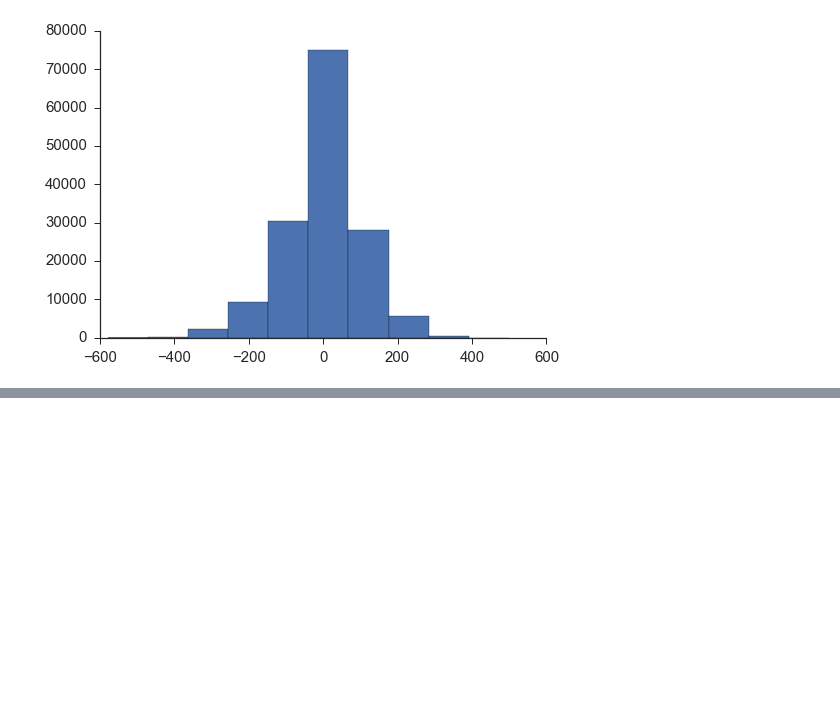
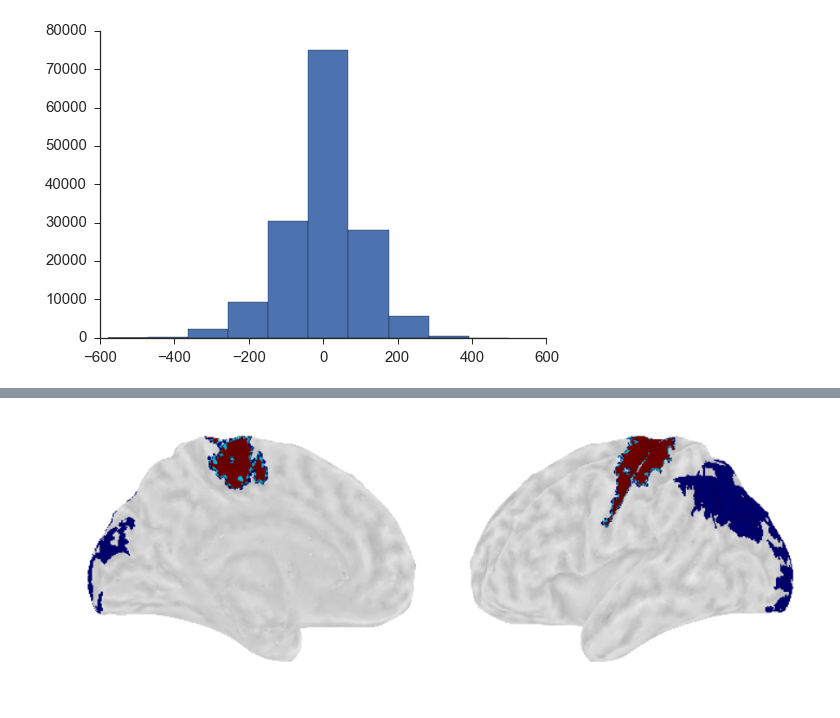
Before and after one commit to juhuntenburg/myelinconnect, a Jupyter notebook: notebooks/residual_areas.ipynb, the cells around one changed output, grey strips where cells are left out. Saved outputs shown, nothing was run; the diff lists cells and outputs as text; code cells hidden in the pictures; blank space fills up the shorter version.

```diff
--- a/notebooks/residual_areas.ipynb
+++ b/notebooks/residual_areas.ipynb
@@ -79,0 +86,45 @@ fig.subplots_adjust(right=0.65)
+# %%
+sparse_Gl = nx.subgraph(Gl, np.where(thresh_res[:lv.shape[0]]!=0)[0])
+subclust_Gl = nx.connected_components(sparse_Gl)
+subclusts_Gl = []
+len_Gl = []
+for sl in subclust_Gl:
+    subclusts_Gl.append(sl)
+    len_Gl.append(len(sl))
+len_Gl = np.asarray(len_Gl)
+large_clusts_Gl = []
+for ls in np.where(len_Gl>1500)[0]:
+    large_clusts_Gl.append(list(subclusts_Gl[ls]))
+# %%
+brain_clusts_Gl = np.zeros(lv.shape[0])
+for bc in range(len(large_clusts_Gl)):
+    brain_clusts_Gl[large_clusts_Gl[bc]]=bc+1
+# %%
+sns.set_style('white')
+sns.set_context('poster')
+cropped_clust = []
+
+for data in [brain_clusts_Gl]:
+    for (elev, azim) in [(180, 0), (180, 180)]:
+        plot_lh=plot_surf_stat_map(lv, lf, stat_map=data, bg_map=lh_sulc, bg_on_stat=True, darkness=0.4,
+                            elev=elev,azim=azim, figsize=(10,7.5) ,threshold=1e-50, cmap='jet',
+                            symmetric_cbar=False, vmin=1, vmax=2)
+        cropped_clust.append(crop_img(plot_lh))
+    #for (elev, azim) in [(180, 0), (180, 180)]:
+    #    plot_rh=plot_surf_stat_map(rv, rf, stat_map=data[lv.shape[0]:], bg_map=rh_sulc, bg_on_stat=True, darkness=0.4,
+    #                        elev=elev,azim=azim, figsize=(10,7.5) ,threshold=1e-50, cmap='RdBu_r',
+    #                       vmax=vmax, symmetric_cbar='auto')
+    #   cropped_res_thresh.append(crop_img(plot_rh))
+# %%
+sns.set_style('white')
+sns.set_context('poster')
+
+fig = plt.figure(figsize=(20,5))
+for img in range(len(cropped_clust)):
+    ax = fig.add_subplot(1,2,img+1)
+    plt.imshow(cropped_clust[img])
+    ax.set_axis_off()
+fig.tight_layout()
+fig.subplots_adjust(right=0.65)
+# %% [output]
+[figure, added]
```
Also changed, not shown: parts of 4 cells of this notebook.
